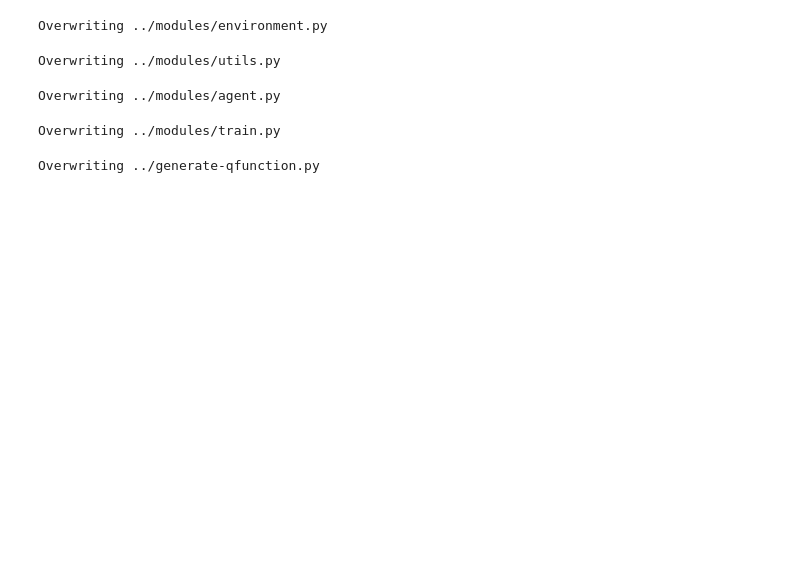
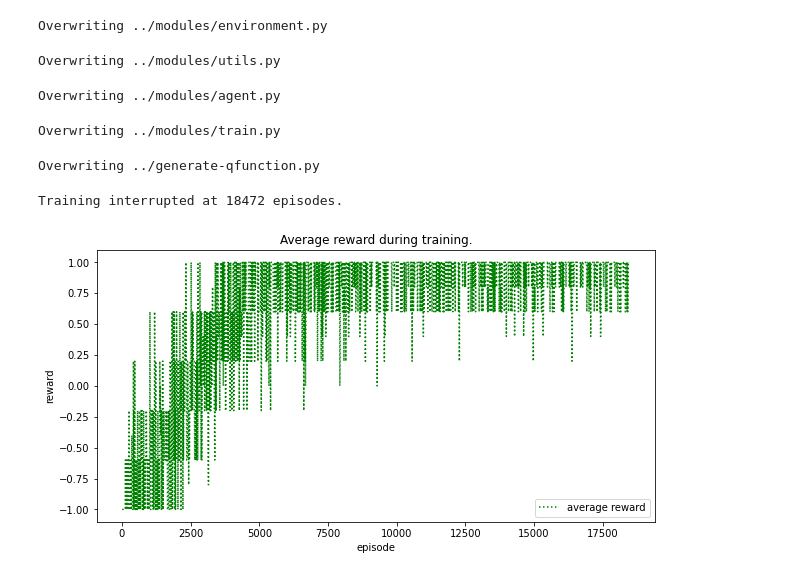
Before and after one commit to aheritianad/maze-env-player-food-enemy, a Jupyter notebook: notebook/notebook.ipynb, the cells around one changed output. Cells and saved outputs as stored; diff of their text form; code cells hidden in the pictures; blank space fills up the shorter version.

Commit message:
Update for new training

```diff
--- a/notebook/notebook.ipynb
+++ b/notebook/notebook.ipynb
@@ -292,0 +317,23 @@ Overwriting ../generate-qfunction.py
+# %%
+env_size = 5
+num_actions = 5
+gamma = 0.999
+learning_rate = 0.02
+epsilon = 2
+n_episode = 1000000
+max_step = 1000
+path_load_qfunction = None
+path_save_qfunction = f"../qfunction/qfunction-{env_size}.json"
+show_plot = True
+# %%
+env = Environment(env_size=env_size)
+agent = QAgent(num_actions=num_actions, gamma=gamma,
+               learning_rate=learning_rate, epsilon=epsilon, qfunction=path_load_qfunction)
+episodes, rewards = train(environment=env, agent=agent,
+                          num_episode=n_episode, max_step=max_step)
+agent.save_qfunction(path_save_qfunction)
+if show_plot:
+    plot_rewards(episodes, rewards)
+# %% [output]
+Training interrupted at 18472 episodes.
+[figure, added]
```
Also changed, not shown: parts of 6 cells of this notebook.
